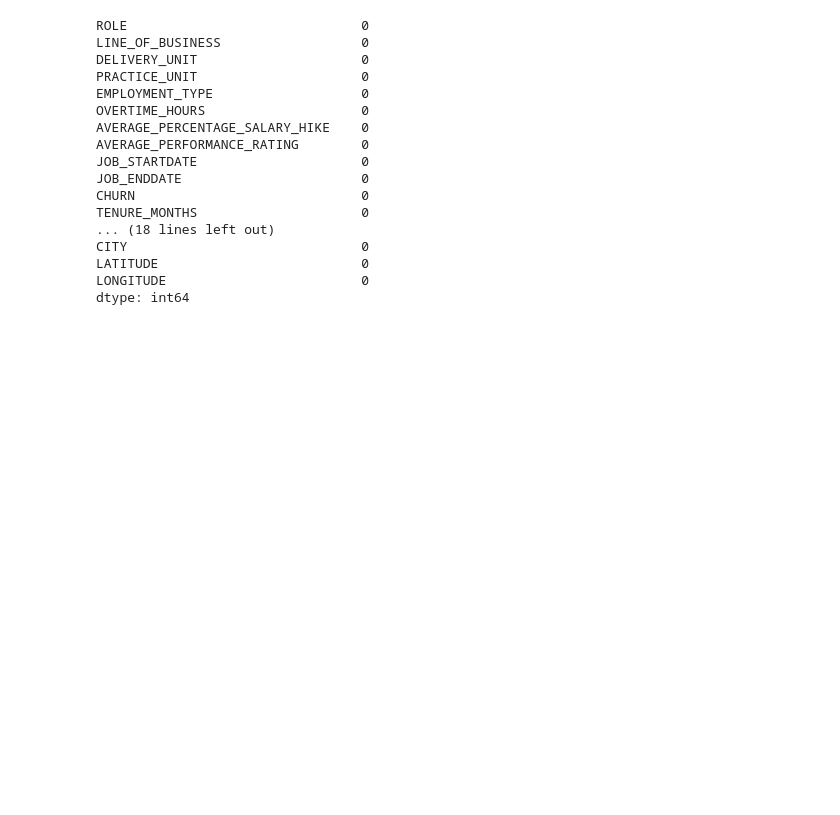
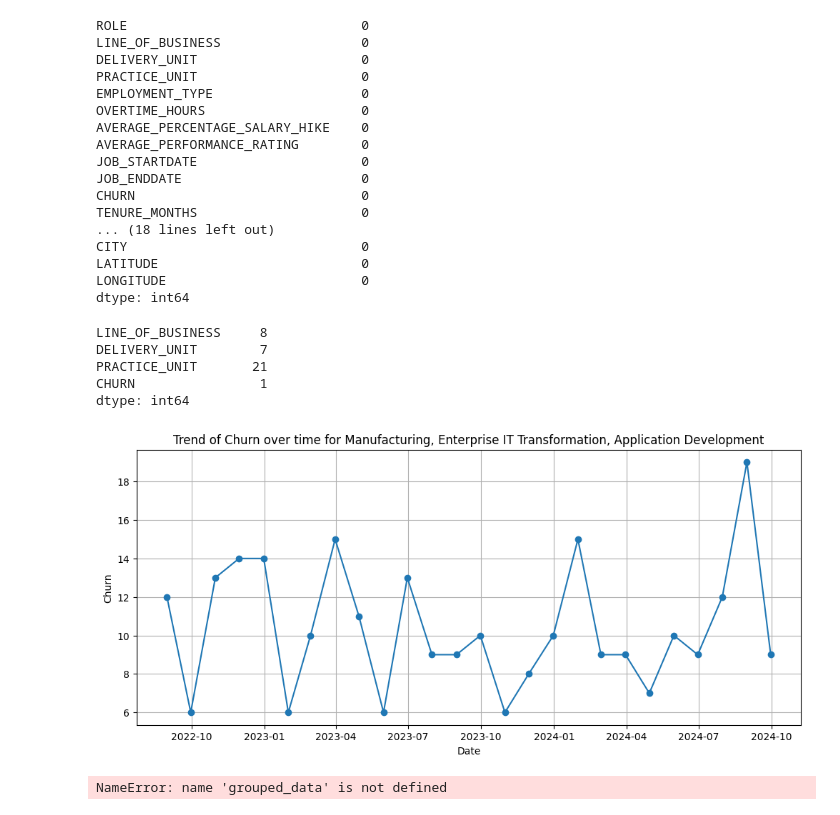
Before and after one commit to Vishal80990/Employee_Attrition_repo, a Jupyter notebook: Untitled1.ipynb, the cells around one changed output. Saved outputs shown, nothing was run; the diff lists cells and outputs as text; code cells hidden in the pictures; blank space fills up the shorter version.

```diff
--- a/Untitled1.ipynb
+++ b/Untitled1.ipynb
@@ -66,3 +66,74 @@ dataset['JOB_ENDDATE'] = pd.to_datetime(dataset['JOB_ENDDATE'], format='%d-%m-%Y
 
 # Set JOB_ENDDATE as the index
 dataset.set_index('JOB_ENDDATE', inplace=True)
+# %%
+# Check the number of unique values in each column
+print(dataset.nunique())
+# %% [output]
+LINE_OF_BUSINESS     8
+DELIVERY_UNIT        7
+PRACTICE_UNIT       21
+CHURN                1
+dtype: int64
+# %%
+# Group the dataset by relevant columns and aggregate churn
+groupedDataset = dataset.groupby(["LINE_OF_BUSINESS", "DELIVERY_UNIT", "PRACTICE_UNIT", "JOB_ENDDATE"]).agg({'CHURN': 'sum'}).reset_index()
+# %%
+# Convert JOB_ENDDATE back to datetime format
+groupedDataset['JOB_ENDDATE'] = pd.to_datetime(groupedDataset['JOB_ENDDATE'], format='%d-%m-%Y')
+# %%
+# Filter the dataset for the desired date range
+date_start = pd.to_datetime('01-08-2022', format='%d-%m-%Y')
+end_date = pd.to_datetime('30-09-2024', format='%d-%m-%Y')
+filteredDataset = groupedDataset[(groupedDataset['JOB_ENDDATE'] > date_start) & (groupedDataset['JOB_ENDDATE'] < end_date)]
+# %%
+# Plot the trend of churn over time for a specific combination of line of business, delivery unit, and practice unit
+lob = 'Manufacturing'
+du = 'Enterprise IT Transformation'
+pu = 'Application Development'
+
+specific_data = filteredDataset[(filteredDataset['LINE_OF_BUSINESS'] == lob) &
+                                (filteredDataset['DELIVERY_UNIT'] == du) &
+                                (filteredDataset['PRACTICE_UNIT'] == pu)]
+
+specific_data['JOB_ENDDATE'] = pd.to_datetime(specific_data['JOB_ENDDATE'])
+monthly_data = specific_data.resample('M', on='JOB_ENDDATE').sum()
+
+plt.figure(figsize=(12, 5))
+plt.plot(monthly_data.index, monthly_data['CHURN'], marker='o', linestyle='-')
+plt.title(f'Trend of Churn over time for {lob}, {du}, {pu}')
+plt.xlabel('Date')
+plt.ylabel('Churn')
+plt.grid(True)
+plt.show()
+# %% [output]
+[figure, added]
+# %%
+import matplotlib.pyplot as plt
+
+# Filter the data for the specific combination
+lob = 'Manufacturing'
+du = 'Enterprise IT Transformation'
+pu = 'Application Development'
+
+data = grouped_data[(grouped_data['LINE_OF_BUSINESS'] == lob) &
+                    (grouped_data['DELIVERY_UNIT'] == du) &
+                    (grouped_data['PRACTICE_UNIT'] == pu)]
+
+# Prepare the final dataset
+final_dataset = data[['JOB_ENDDATE', 'CHURN']].copy()
+
+# Reset the index and create a sequential month number
+final_dataset = final_dataset.reset_index(drop=True)
+final_dataset['Month'] = final_dataset.index+1
+
+# Plot the CHURN over time
+plt.figure(figsize=(10, 4))
+plt.xlabel("Months")
+plt.ylabel("CHURN")
+#plt.plot(final_dataset['Month'], final_dataset['CHURN'])
+#plt.xticks(ticks=range(1, len(final_dataset['Month']) + 1, 5))  # Adjust tick intervals if necessary
+#plt.show()
+plt.plot(final_dataset['CHURN'])
+# %% [output]
+NameError: name 'grouped_data' is not defined
```
